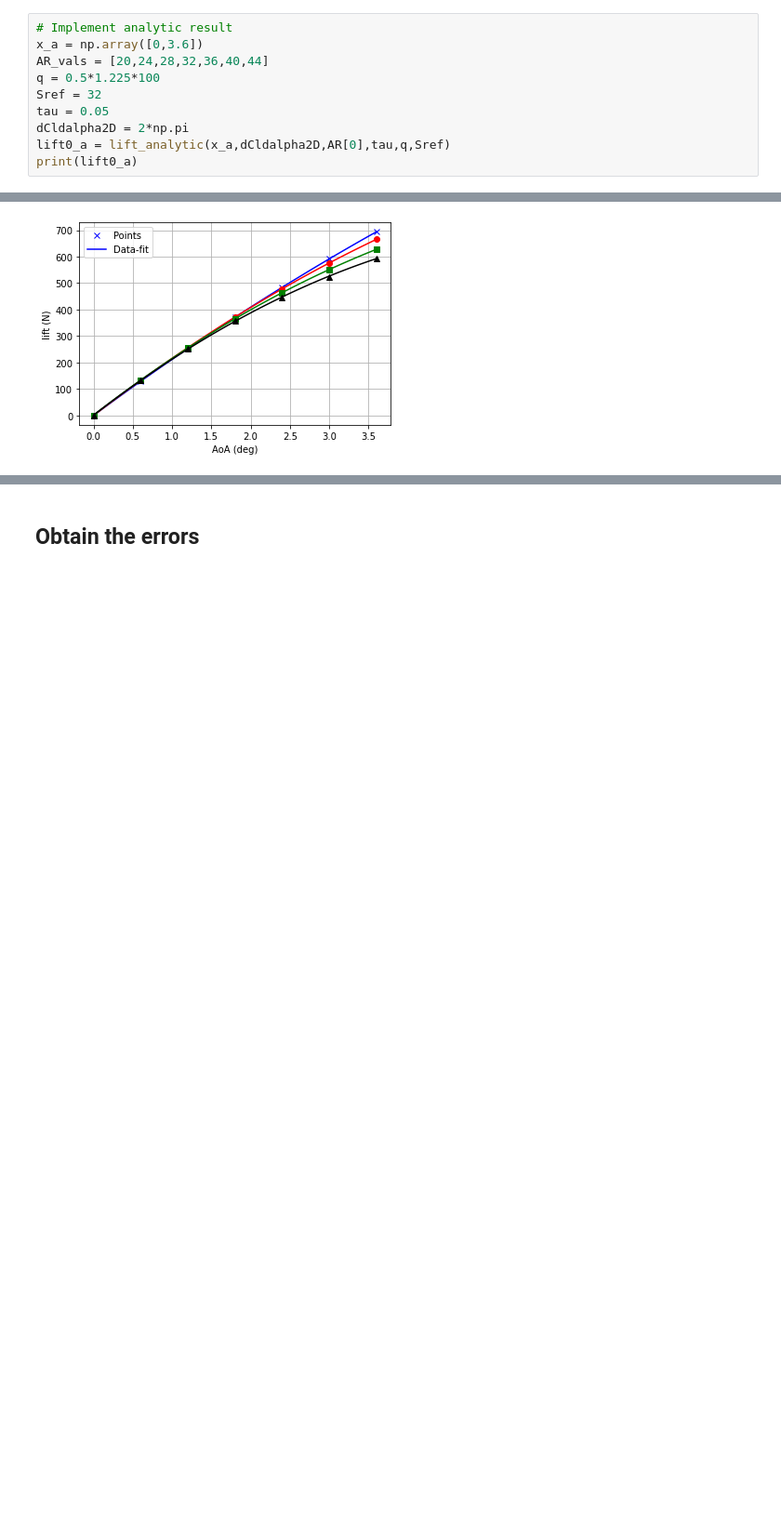
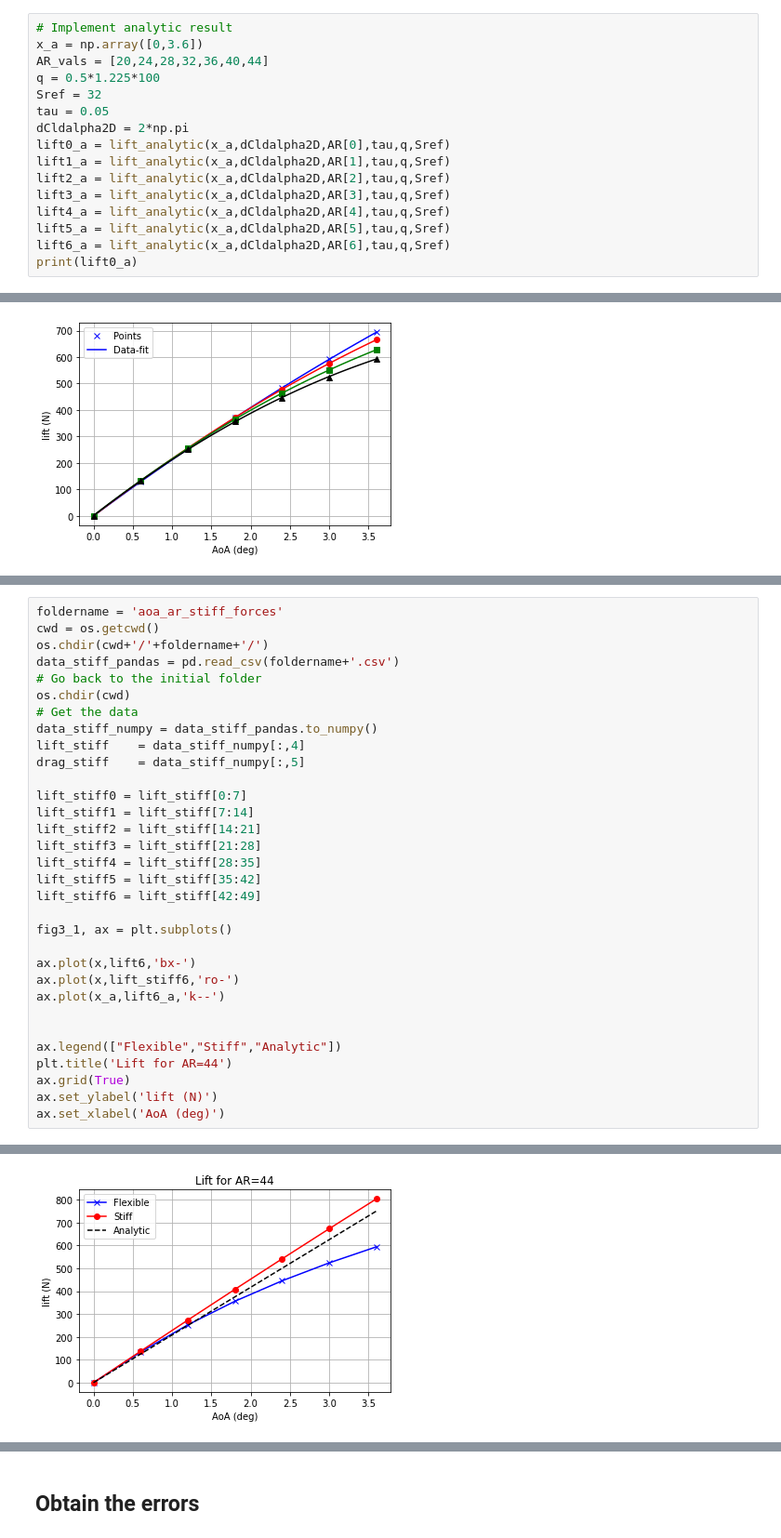
Before and after one commit to ACea15/Projects-SHARPy, a Jupyter notebook: aeroelasticPMOR_Optimization/surrogate_model/aoa_ar_forces_surrogate.ipynb, the cells around one changed output, grey strips where cells are left out. Shown at 93% size. Cells and saved outputs as stored; diff of their text form; blank space fills up the shorter version.

Commit message:
Added comparison of lift comparison with stiffer wing

```diff
--- a/aeroelasticPMOR_Optimization/surrogate_model/aoa_ar_forces_surrogate.ipynb
+++ b/aeroelasticPMOR_Optimization/surrogate_model/aoa_ar_forces_surrogate.ipynb
@@ -108,6 +108,12 @@ Sref = 32
 tau = 0.05
 dCldalpha2D = 2*np.pi
 lift0_a = lift_analytic(x_a,dCldalpha2D,AR[0],tau,q,Sref)
+lift1_a = lift_analytic(x_a,dCldalpha2D,AR[1],tau,q,Sref)
+lift2_a = lift_analytic(x_a,dCldalpha2D,AR[2],tau,q,Sref)
+lift3_a = lift_analytic(x_a,dCldalpha2D,AR[3],tau,q,Sref)
+lift4_a = lift_analytic(x_a,dCldalpha2D,AR[4],tau,q,Sref)
+lift5_a = lift_analytic(x_a,dCldalpha2D,AR[5],tau,q,Sref)
+lift6_a = lift_analytic(x_a,dCldalpha2D,AR[6],tau,q,Sref)
 print(lift0_a)
 # %% [output]
 [  0.         750.21043954]
@@ -290,0 +299,33 @@ Text(0.5, 0, 'AoA (deg)')
+# %%
+foldername = 'aoa_ar_stiff_forces'
+cwd = os.getcwd()
+os.chdir(cwd+'/'+foldername+'/')
+data_stiff_pandas = pd.read_csv(foldername+'.csv')
+# Go back to the initial folder
+os.chdir(cwd)
+# Get the data
+data_stiff_numpy = data_stiff_pandas.to_numpy()
+lift_stiff    = data_stiff_numpy[:,4]
+drag_stiff    = data_stiff_numpy[:,5]
+
+lift_stiff0 = lift_stiff[0:7]
+lift_stiff1 = lift_stiff[7:14]
+lift_stiff2 = lift_stiff[14:21]
+lift_stiff3 = lift_stiff[21:28]
+lift_stiff4 = lift_stiff[28:35]
+lift_stiff5 = lift_stiff[35:42]
+lift_stiff6 = lift_stiff[42:49]
+
+fig3_1, ax = plt.subplots()
+
+ax.plot(x,lift6,'bx-')
+ax.plot(x,lift_stiff6,'ro-')
+ax.plot(x_a,lift6_a,'k--')
+
+
+ax.legend(["Flexible","Stiff","Analytic"])
+plt.title('Lift for AR=44')
+ax.grid(True)
+ax.set_ylabel('lift (N)')
+ax.set_xlabel('AoA (deg)')
+# %% [output]
@@ -290,0 +333 @@ Text(0.5, 0, 'AoA (deg)')
+[figure, added]
```
Also changed, not shown: parts of 3 cells of this notebook.
